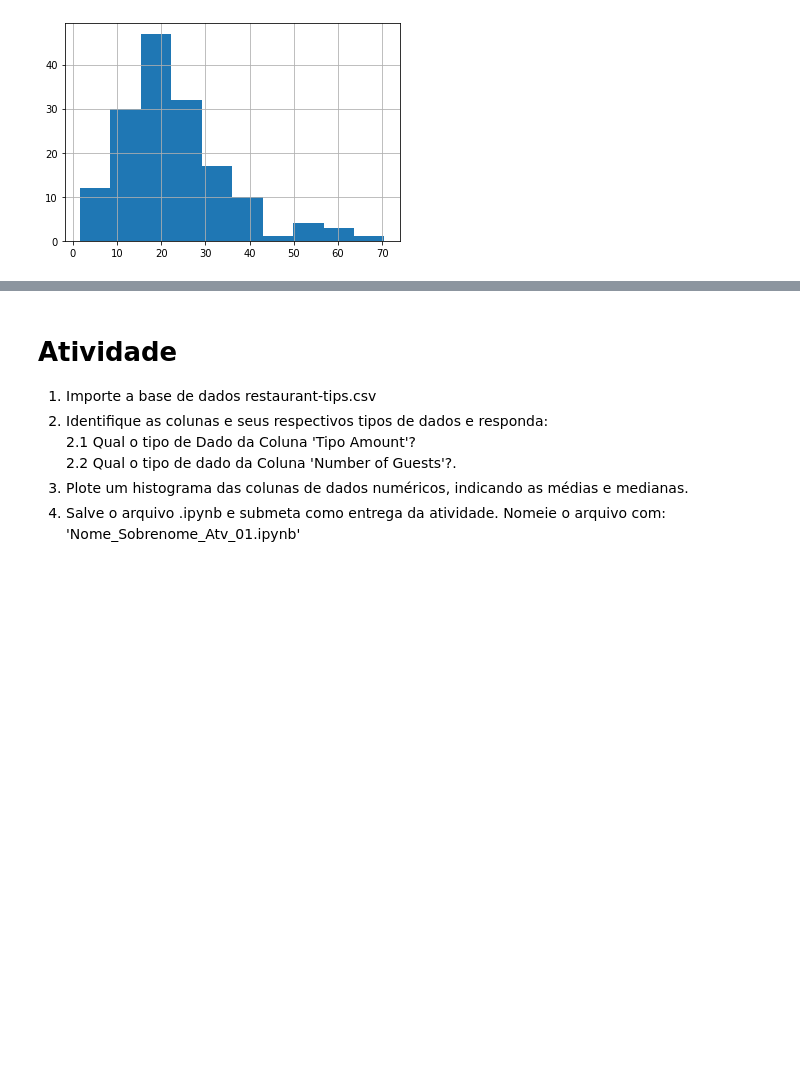
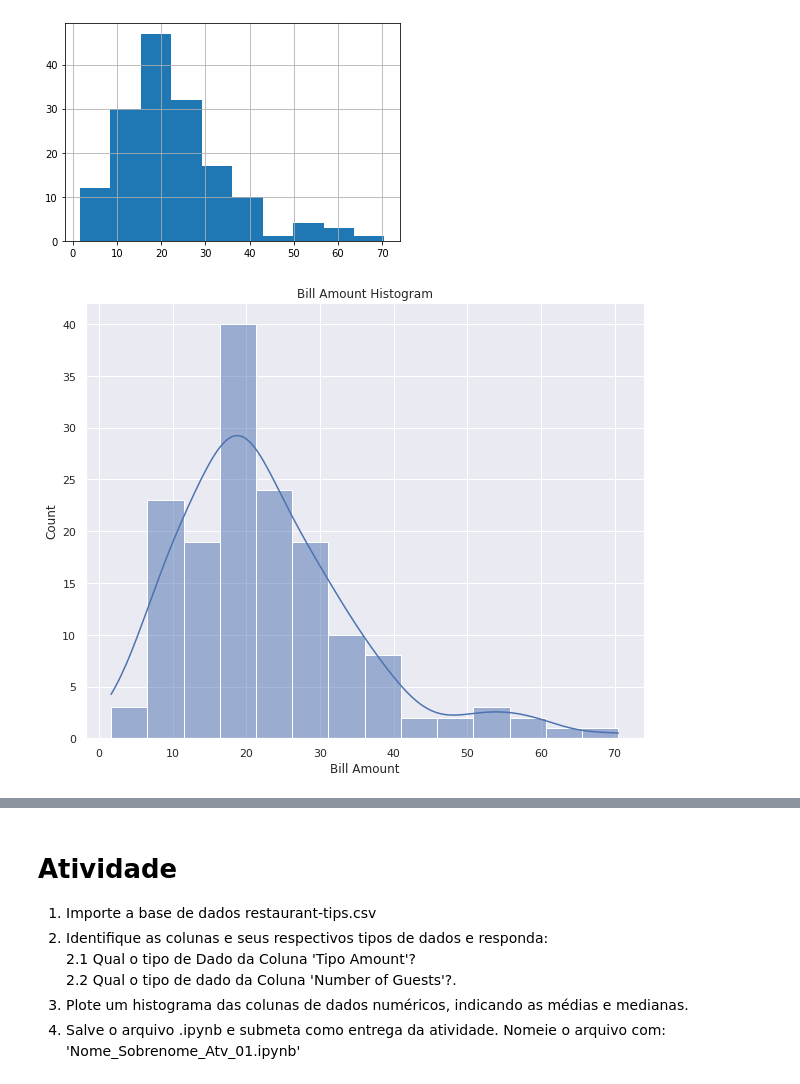
Before and after one commit to nanipumpkin/Analise_Estatistica, a Jupyter notebook: notebooks/Atividade_01.ipynb, the cells around one changed output, grey strips where cells are left out. Saved outputs shown, nothing was run; the diff lists cells and outputs as text; code cells hidden in the pictures; blank space fills up the shorter version.

```diff
--- a/notebooks/Atividade_01.ipynb
+++ b/notebooks/Atividade_01.ipynb
@@ -13,5 +7,5 @@ Mounted at /content/drive
 # %%
 # Ler base de dados (atualize o caminho para a pasta do seu drive (no drive clique com o botão direito e 'copiar caminho'))
-restaurants = pd.read_csv('/content/drive/MyDrive/Analise_Estatistica/dataset/restaurant-tips.csv', sep=',', decimal=',')
+tips = pd.read_csv('../data/tips.csv')
 # %%
 # Informação geral e tipos de dados
@@ -76,3 +63,11 @@ mean      22.729045
 median    20.220000
 Name: Bill Amount, dtype: float64
 [figure]
+# %%
+plt.figure(figsize=(10, 8))
+sns.set_theme(style='darkgrid')
+ax = sns.histplot(data = tips, x='Bill Amount', kde=True)
+ax.set_title('Bill Amount Histogram')
+plt.show()
+# %% [output]
+[figure, added]
```
Also changed, not shown: parts of 19 cells of this notebook, 2 other files.
